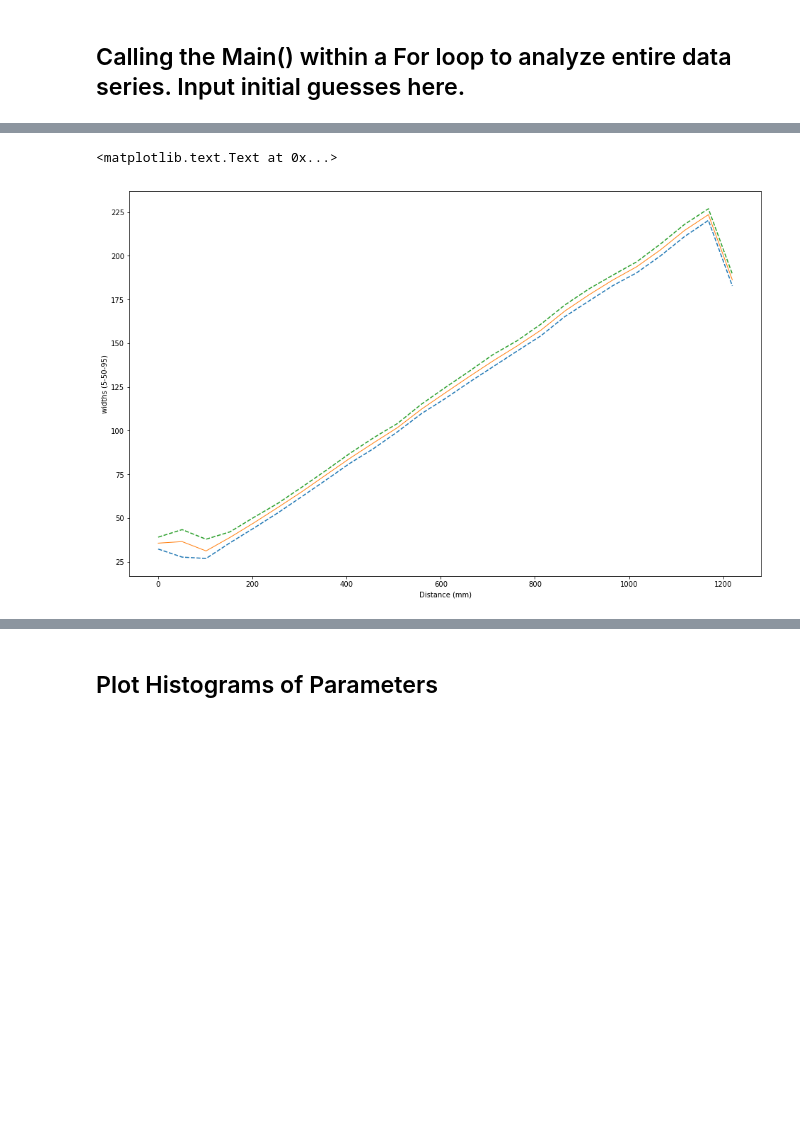
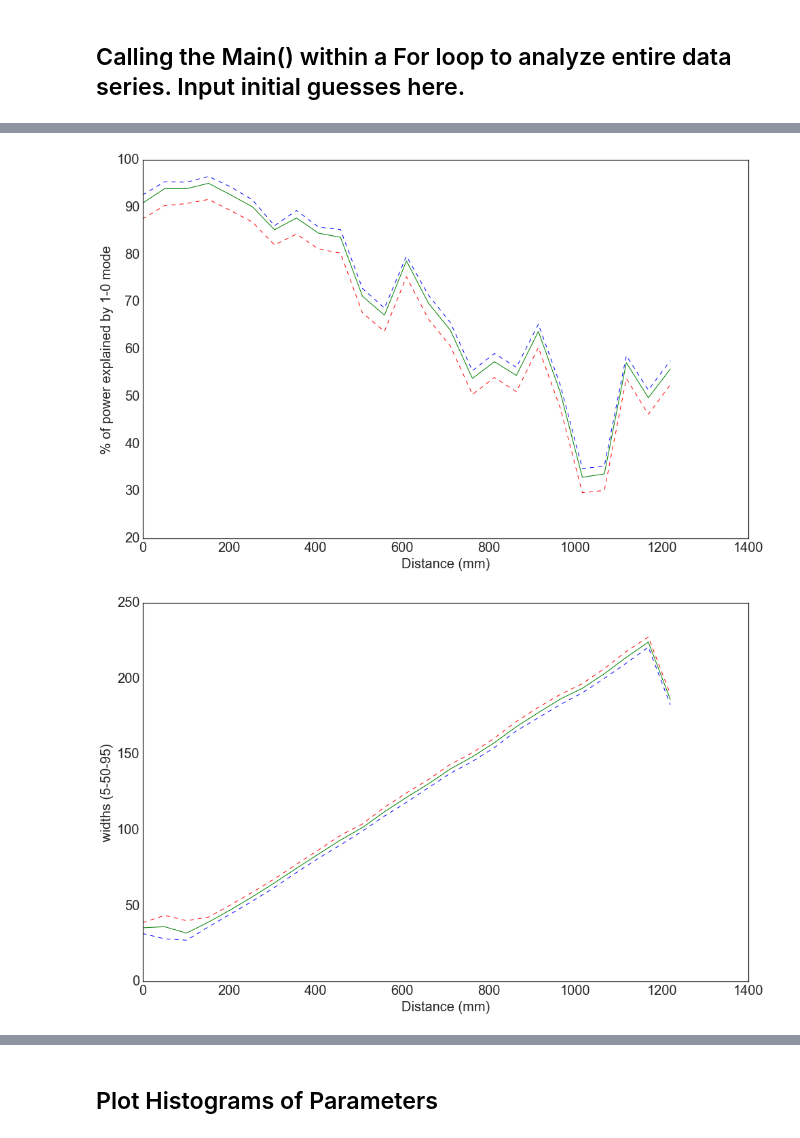
Before and after one commit to Eflom/LG_Fitting, a Jupyter notebook: Ensemble MCMC Fitting Routine.ipynb, the cells around one changed output, grey strips where cells are left out. Drawn from its saved outputs; the diff is of its cells as text; code cells hidden in the pictures; blank space fills up the shorter version.

```diff
--- a/Ensemble MCMC Fitting Routine.ipynb
+++ b/Ensemble MCMC Fitting Routine.ipynb
@@ -9,6 +9,7 @@
 # %%
 import numpy as np
 import matplotlib.pyplot as plt
+import matplotlib
 import scipy
 import pylab
 import pandas as pd
@@ -16,3 +17,6 @@ import pylab
 import emcee
 %matplotlib inline
 pylab.rcParams['figure.figsize'] = (10,10)
+plt.style.use('seaborn-white')
+matplotlib.rcParams.update({'font.size': 20,
+                           'font.fantasy':'Helvetica'})
@@ -248,12 +289,21 @@ Wall time: 31.1 s
 # %%
+pylab.rcParams['figure.figsize'] = (16,10)
+plt.plot(np.arange(25)*50.8,logPDFs[:,0]+105+1*np.arange(25), ls="--")
+plt.plot(np.arange(25)*50.8,logPDFs[:,1]+100+1*np.arange(25), lw = 1)
+plt.plot(np.arange(25)*50.8,logPDFs[:,2]+95+1*np.arange(25), ls='--')
+plt.xlabel('Distance (mm)')
+plt.ylabel('% of power explained by 1-0 mode')
+plt.show()
+
 pylab.rcParams['figure.figsize'] = (16,10)
 plt.plot(np.arange(25)*50.8,widths[:,0], ls="--")
 plt.plot(np.arange(25)*50.8,widths[:,1], lw = 1)
 plt.plot(np.arange(25)*50.8,widths[:,2], ls='--')
 plt.xlabel('Distance (mm)')
 plt.ylabel('widths (5-50-95)')
+plt.show()
 # %% [output]
-<matplotlib.text.Text at 0x...>
-[figure, old version]
+[figure, new version]
+[figure, added]
 # %%
 widths
```
Also changed, not shown: parts of 25 cells of this notebook, 1 other file.
